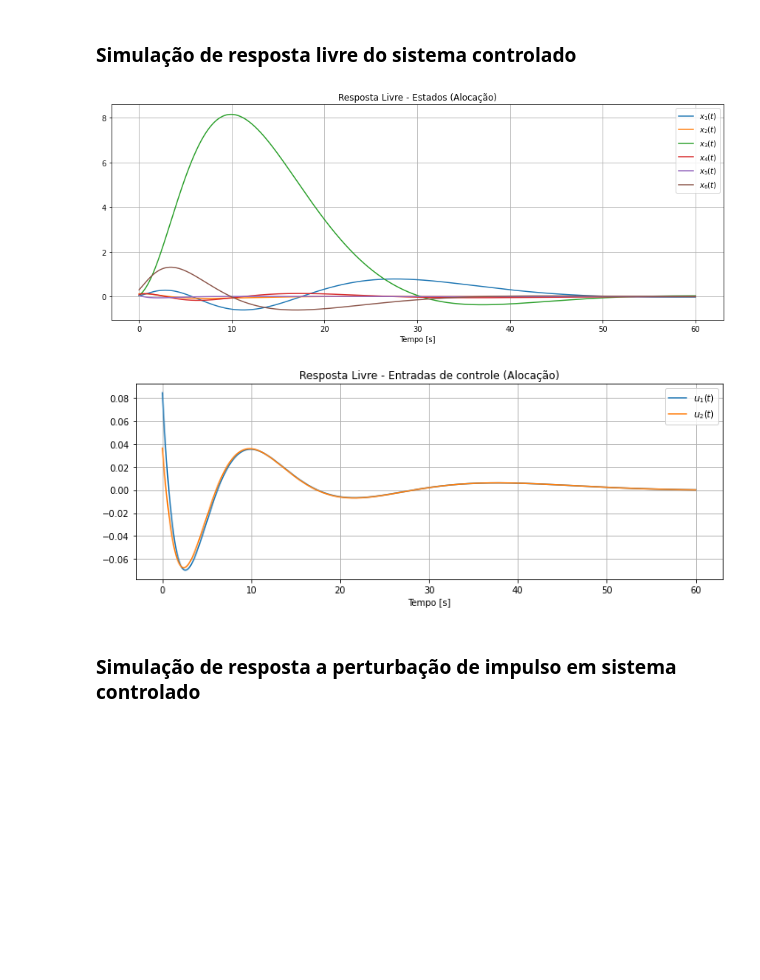
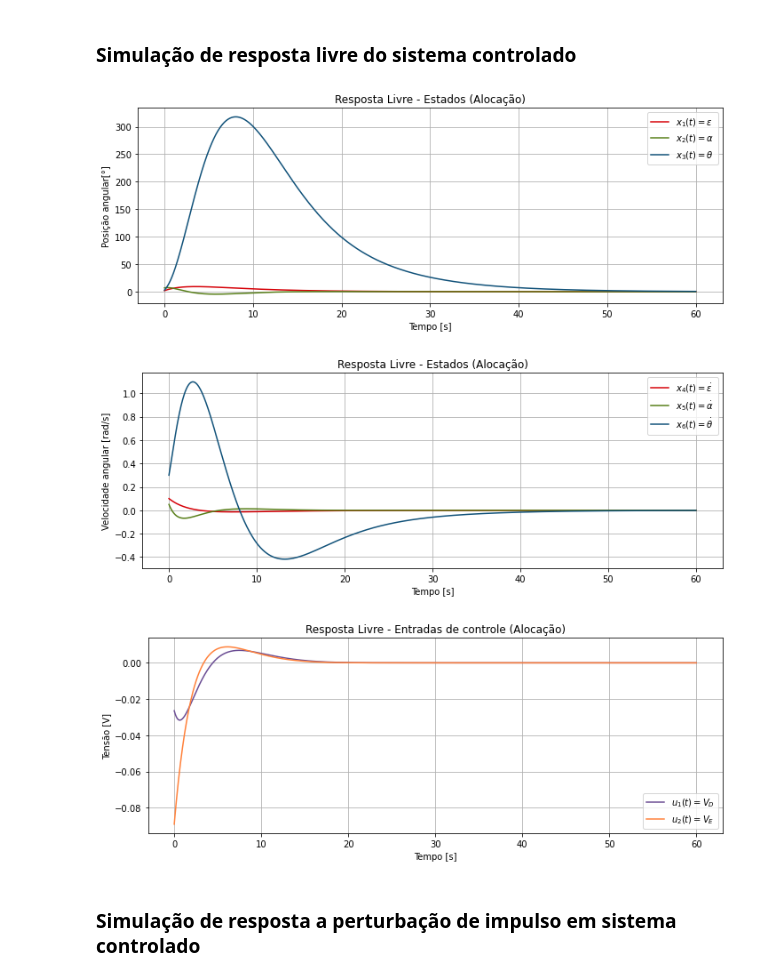
Before and after one commit to maria-srl/heli-controle2025, a Jupyter notebook: trabalho.ipynb, the cells around one changed output. Cells and saved outputs as stored; diff of their text form; code cells hidden in the pictures; blank space fills up the shorter version.

```diff
--- a/trabalho.ipynb
+++ b/trabalho.ipynb
@@ -77,6 +77,11 @@ cp = {
     'turquoise': (0.098, 0.761, 0.769, 1.0),
     'brown': (0.576, 0.380, 0.298, 1.0)
 }
+# %%
+vestados = ["$\\varepsilon$", "$\\alpha$", "$\\theta$", "$\dot{\\varepsilon}$", "$\dot{\\alpha}$", "$\dot{\\theta}$"]
+vestadosE = ["$\\hat{\\varepsilon}$", "$\\hat{\\alpha}$", "$\\hat{\\theta}$", "$\\hat{\dot{\\varepsilon}}$", "$\\hat{\dot{\\alpha}}$", "$\\hat{\dot{\\theta}}$"]
+vestadosR = ["$\\varepsilon_{\\text{ref}}$", "$\\alpha_{\\text{ref}}$", "$\\theta_{\\text{ref}}$", "$\dot{\\varepsilon}_{\\text{ref}}$", "$\dot{\\alpha}_{\\text{ref}}$", "$\dot{\\theta}_{\\text{ref}}$"]
+ventrada = ["$V_D$", "$V_E$"]
 # %% [markdown]
 ## Modelagem Matemática
 # %%
@@ -478,10 +483,10 @@ O sistema é observável? True
 omega_f = (poles_MA[0].real**2 + poles_MA[0].imag**2)**0.5
 # %%
 # Matriz de ponderação Q - penaliza desvios dos estados
-Q = np.diag([5, 10, 1, 5/(omega_f**2), 10/(omega_f**2), 1/(omega_f**2)])
+Q = np.diag([5, 10, 2, 5/(omega_f**2), 10/(omega_f**2), 2/(omega_f**2)])
 
 # Matriz de ponderação R - penaliza esforço de controle
-R = np.diag([10**4, 10**4])
+R = np.diag([10**3, 10**3])
 
 # Síntese do regulador LQR
 K_LQR, P_LQR, poles_LQR_MF = ct.lqr(A_num, B_num, Q, R)
@@ -785,31 +824,48 @@ plot_bode_entrada(2, 'w3')
 # %%
 ts = np.linspace(0, 60, 1001)
 w = np.zeros((E_num.shape[1], len(ts)))
 x0 = [2*np.pi/180, 7*np.pi/180, 3*np.pi/180, 0.1, 0.05, 0.3]
 t_livre, y_livre, x_livre = ct.forced_response(heli_aloc_MF, T=ts, X0=x0, return_x=True)
 
-plt.figure(figsize=(12, 5))
-for i in range(x.shape[0]):
-    plt.plot(t_livre, x_livre[i, :], label=f"$x_{i+1}(t)$")
+plt.figure(figsize=(10, 4))
+for i in range(n-m):
+    cor = cp[['dred', 'dgreen', 'dblue'][i]]
+    plt.plot(t_livre, x_livre[i, :]*(180/np.pi), label=f"$x_{i+1}(t)=$" + vestados[i], color = cor)
 plt.title(f"Resposta Livre - Estados (Alocação)")
 plt.xlabel("Tempo [s]")
+plt.ylabel("Posição angular[°]")
+plt.grid(True)
+plt.legend()
+plt.tight_layout()
+plt.show()
+
+plt.figure(figsize=(10, 4))
+for i in range(n-m, n):
+    cor = cp[['dred', 'dgreen', 'dblue'][i-n+m]]
+    plt.plot(t_livre, x_livre[i, :], label=f"$x_{i+1}(t)=$" + vestados[i], color = cor)
+plt.title(f"Resposta Livre - Estados (Alocação)")
+plt.xlabel("Tempo [s]")
+plt.ylabel("Velocidade angular [rad/s]")
 plt.grid(True)
 plt.legend()
 plt.tight_layout()
 plt.show()
 
 plt.figure(figsize=(10, 4))
 for i in range(y_livre.shape[0]):
-    plt.plot(t_livre, y_livre[i, :], label=f"$u_{i+1}(t)$")
+    cor = cp[['purple', 'orange'][i]]
+    plt.plot(t_livre, y_livre[i, :], label=f"$u_{i+1}(t) = $" + ventrada[i], color = cor)
 plt.title(f"Resposta Livre - Entradas de controle (Alocação)")
 plt.xlabel("Tempo [s]")
+plt.ylabel("Tensão [V]")
 plt.grid(True)
 plt.legend()
 plt.tight_layout()
 plt.show()
 # %% [output]
-[figure, old version]
+[figure, new version]
-[figure, old version]
+[figure, new version]
+[figure, added]
 # %% [markdown]
 ### Simulação de resposta a perturbação de impulso em sistema controlado
 # %%
```
Also changed, not shown: parts of 25 cells of this notebook.
